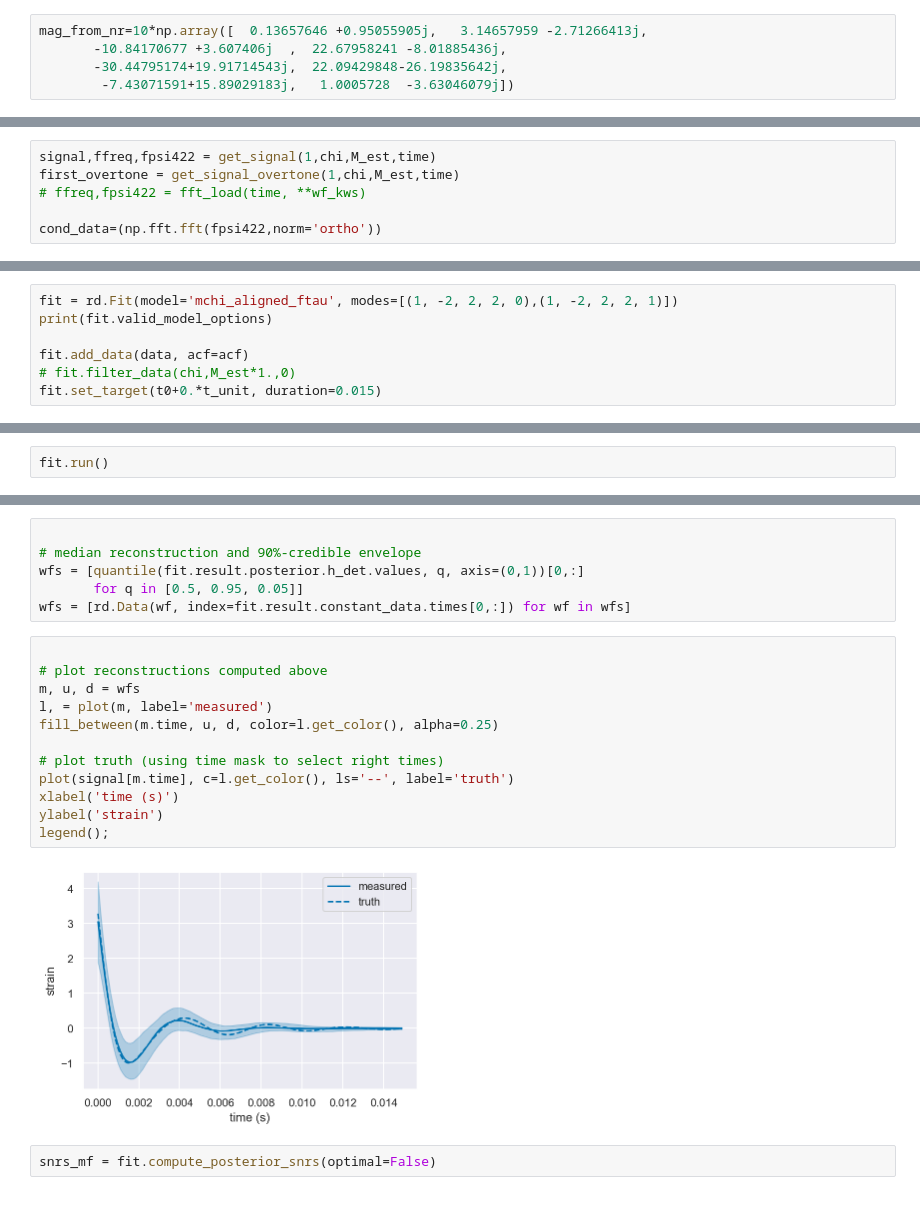
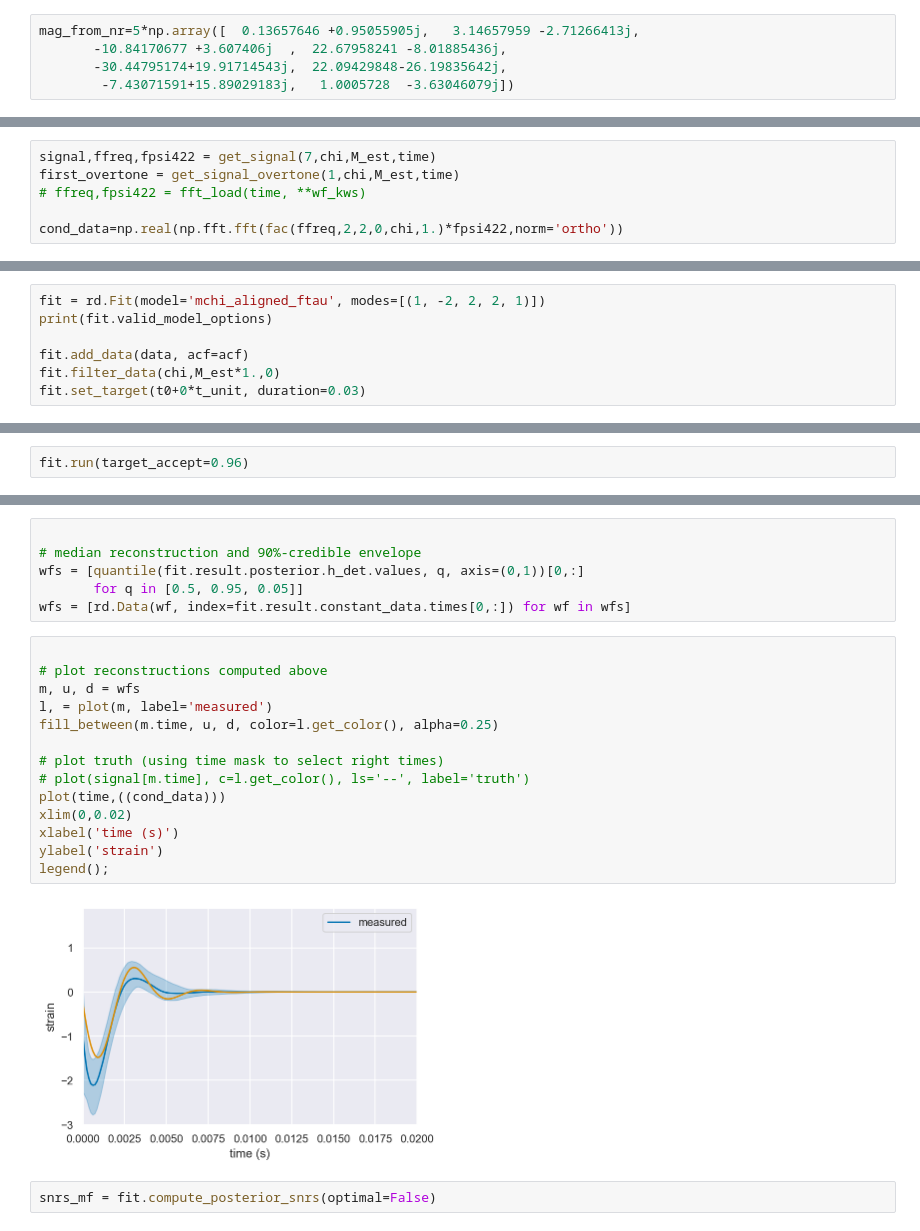
Before and after one commit to Sizheng-Ma/ringdown, a Jupyter notebook: docs/examples/from_nr_sinusoid_mchi.ipynb, the cells around one changed output, grey strips where cells are left out. Saved outputs shown, nothing was run; the diff lists cells and outputs as text.

Commit message:
add examples in from_nr_sinusoid_mchi

```diff
--- a/docs/examples/from_nr_sinusoid_mchi.ipynb
+++ b/docs/examples/from_nr_sinusoid_mchi.ipynb
@@ -78,7 +78,7 @@ chi=0.692085186818
 M_est=65
 t_unit=M_est*2950./2/299792458
 # %%
-mag_from_nr=10*np.array([  0.13657646 +0.95055905j,   3.14657959 -2.71266413j,
+mag_from_nr=5*np.array([  0.13657646 +0.95055905j,   3.14657959 -2.71266413j,
        -10.84170677 +3.607406j  ,  22.67958241 -8.01885436j,
        -30.44795174+19.91714543j,  22.09429848-26.19835642j,
         -7.43071591+15.89029183j,   1.0005728  -3.63046079j])
@@ -115,9 +115,9 @@ def get_signal(n,chi,M_est,time):
     ffreq=np.fft.fftfreq(len(fpsi422),d=(time[1]-time[0])/t_unit1)*2*np.pi
     return rd.Data(construct_new, index=time),ffreq,fpsi422
 # %%
-signal,ffreq,fpsi422 = get_signal(1,chi,M_est,time)
+signal,ffreq,fpsi422 = get_signal(7,chi,M_est,time)
 first_overtone = get_signal_overtone(1,chi,M_est,time)
 # ffreq,fpsi422 = fft_load(time, **wf_kws)
 
-cond_data=(np.fft.fft(fpsi422,norm='ortho'))
+cond_data=np.real(np.fft.fft(fac(ffreq,2,2,0,chi,1.)*fpsi422,norm='ortho'))
 # %%
@@ -169,12 +170,12 @@ Of course, when working with white noise it is unnecessary to work with the ACF:
 # %% [markdown]
 We are now ready to analyze the ringdown! Let's create a `Fit` object and set up the analysis. To do this, we first need to specify the model to be fit and the number (or kind) of modes to be used. In this case, we will be using the `ftau` model, which is parameterized in terms of damped sinusoids with generic frequencies $f_n$, damping rates $\gamma_n = 1/\tau_n$, amplitudes $A_n$, and phases $\phi_n$, defined such that successive modes are ordered in terms of damping rate ($\gamma_n < \gamma_{n+1}$); for this is example, we will only inject and recover a single mode.
 # %%
-fit = rd.Fit(model='mchi_aligned_ftau', modes=[(1, -2, 2, 2, 0),(1, -2, 2, 2, 1)])
+fit = rd.Fit(model='mchi_aligned_ftau', modes=[(1, -2, 2, 2, 1)])
 print(fit.valid_model_options)
 
 fit.add_data(data, acf=acf)
-# fit.filter_data(chi,M_est*1.,0)
-fit.set_target(t0+0.*t_unit, duration=0.015)
+fit.filter_data(chi,M_est*1.,0)
+fit.set_target(t0+0*t_unit, duration=0.03)
 # %% [output]
 ['A_scale', 'M_min', 'M_max', 'chi_min', 'chi_max', 'flat_A']
 # %%
@@ -210,7 +211,7 @@ The `run()` method will automatically compile the `PyStan` code the first time a
 
 </div>
 # %%
-fit.run()
+fit.run(target_accept=0.96)
 # %% [output]
 100.00% [4000/4000 00:29<00:00 Sampling 2 chains, 0 divergences]
 # %% [markdown]
@@ -273,17 +267,19 @@ wfs = [rd.Data(wf, index=fit.result.constant_data.times[0,:]) for wf in wfs]
 # %%
 
 # plot reconstructions computed above
 m, u, d = wfs
 l, = plot(m, label='measured')
 fill_between(m.time, u, d, color=l.get_color(), alpha=0.25)
 
 # plot truth (using time mask to select right times)
-plot(signal[m.time], c=l.get_color(), ls='--', label='truth')
+# plot(signal[m.time], c=l.get_color(), ls='--', label='truth')
+plot(time,((cond_data)))
+xlim(0,0.02)
 xlabel('time (s)')
 ylabel('strain')
 legend();
 # %% [output]
-[figure, old version]
+[figure, new version]
 # %%
 snrs_mf = fit.compute_posterior_snrs(optimal=False)
 # %%
```
Also changed, not shown: parts of 9 cells of this notebook, 1 other file.
